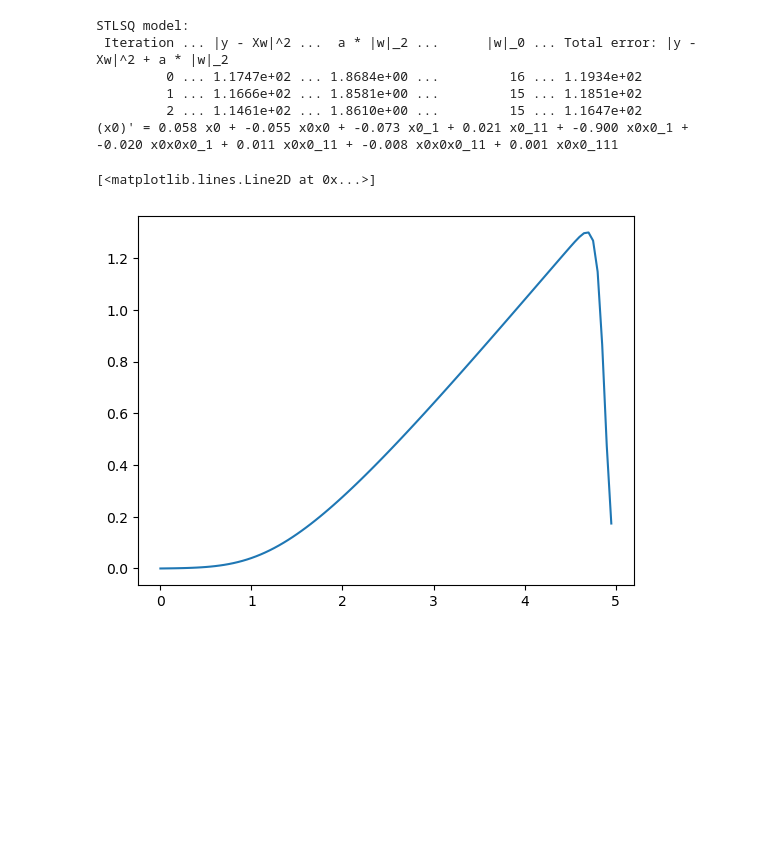
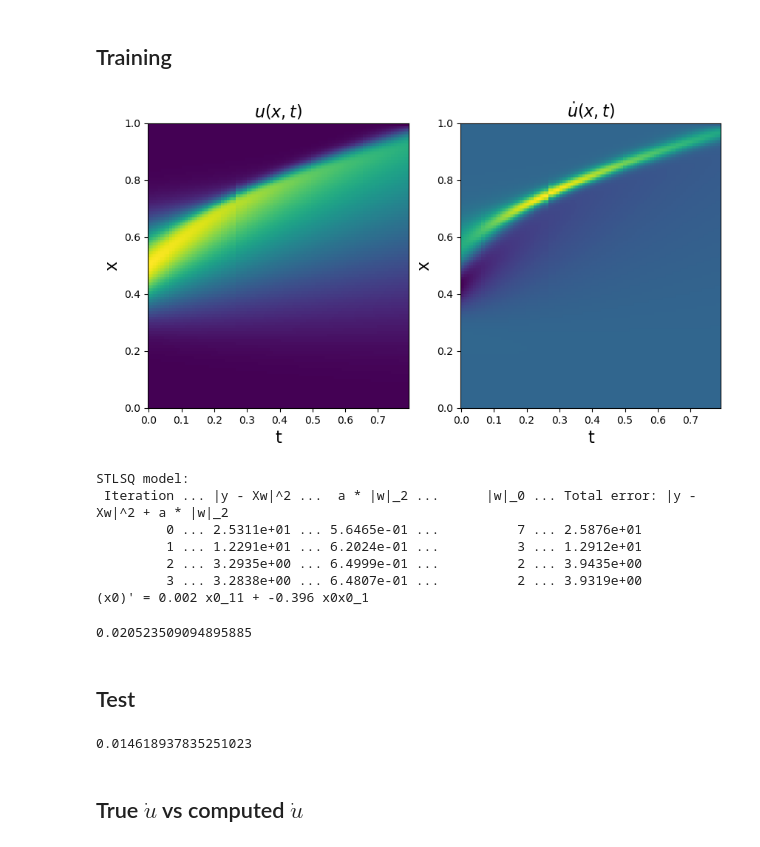
Before and after one commit to cpml-au/AlpineGP, a Jupyter notebook: examples/pysindy.ipynb, the cells around one changed output. Saved outputs shown, nothing was run; the diff lists cells and outputs as text; code cells hidden in the pictures; blank space fills up the shorter version.

Commit message:
[WIP] Regenerated dataset. Almost completed pysindy nb.

```diff
--- a/examples/pysindy.ipynb
+++ b/examples/pysindy.ipynb
@@ -64,0 +56,13 @@ u_1.shape
+# %%
+# load data
+time_train, time_val, time_test, u_train_T, u_val_T, u_test_T = load_dataset(
+    data_path, "npy")
+# %%
+# reconstruct full data (only for plot)
+full_u_data_T = np.zeros((num_t_points_norm, num_x_points_norm-1))
+full_u_data_T[time_train] = u_train_T
+full_u_data_T[time_val] = u_val_T
+full_u_data_T[time_test] = u_test_T
+# %%
+u = full_u_data_T.T
+u_dot_true = ps.FiniteDifference(axis=1)._differentiate(u, t=dt)
@@ -64,0 +83,31 @@ u_1.shape
+# %% [markdown]
+## Training
+# %%
+# define u_training
+training_time = np.concatenate((time_train, time_val))
+
+# sort times in the correct order
+train_sort_map = np.argsort(training_time)
+training_time_ord = training_time[train_sort_map]
+t_training = t[training_time_ord]
+
+u_training_unordered = np.vstack((u_train_T, u_val_T)).T
+# sort u_training w.r.t. times
+u_training = u_training_unordered[:, train_sort_map]
+
+# define u_training_dot
+u_dot_training_true = u_dot_true[:, training_time_ord]
+# %%
+# PRINT TRAINING DATA
+fig1, ax = plt.subplots(1, 2, figsize=(10, 5))
+ax[0].pcolormesh(t_training, circ, u_training)
+ax[1].pcolormesh(t_training,circ,u_dot_training_true)
+ax[0].set_xlabel('t', fontsize=16)
+ax[0].set_ylabel('x', fontsize=16)
+ax[0].set_title(r'$u(x, t)$', fontsize=16)
+ax[1].set_xlabel('t', fontsize=16)
+ax[1].set_ylabel('x', fontsize=16)
+ax[1].set_title(r'$\dot{u}(x, t)$', fontsize=16)
+plt.show()
+# %% [output]
+[figure, added]
@@ -69,25 +123,29 @@ pde_lib = ps.PDELibrary(
     library_functions=library_functions,
     function_names=library_function_names,
     derivative_order=5,
-    spatial_grid=x[::skip],
+    spatial_grid=circ,
     is_uniform=True,
 )
 
 print('STLSQ model: ')
-optimizer = ps.STLSQ(threshold=2, alpha=1e-5, normalize_columns=True, verbose=True)
+optimizer = ps.STLSQ(threshold=2, alpha=1e-4, normalize_columns=True, verbose=True)
 model = ps.SINDy(feature_library=pde_lib, optimizer=optimizer)
 #model.fit(u, t=dt, x_dot= u_dot)
-model.fit(u_1, t=skip*dt)
+model.fit(u_training_reshape, x_dot =u_training_dot_reshape)
 model.print()
 # %% [output]
 STLSQ model:
  Iteration ... |y - Xw|^2 ...  a * |w|_2 ...      |w|_0 ... Total error: |y - Xw|^2 + a * |w|_2
-         0 ... 1.1747e+02 ... 1.8684e+00 ...         16 ... 1.1934e+02
-         1 ... 1.1666e+02 ... 1.8581e+00 ...         15 ... 1.1851e+02
-         2 ... 1.1461e+02 ... 1.8610e+00 ...         15 ... 1.1647e+02
-(x0)' = 0.058 x0 + -0.055 x0x0 + -0.073 x0_1 + 0.021 x0_11 + -0.900 x0x0_1 + -0.020 x0x0x0_1 + 0.011 x0x0_11 + -0.008 x0x0x0_11 + 0.001 x0x0_111
+         0 ... 2.5311e+01 ... 5.6465e-01 ...          7 ... 2.5876e+01
+         1 ... 1.2291e+01 ... 6.2024e-01 ...          3 ... 1.2912e+01
+         2 ... 3.2935e+00 ... 6.4999e-01 ...          2 ... 3.9435e+00
+         3 ... 3.2838e+00 ... 6.4807e-01 ...          2 ... 3.9319e+00
+(x0)' = 0.002 x0_11 + -0.396 x0x0_1
-# %%
-plt.plot(x[::skip], u_1[:,-1])
-# %% [output]
-[<matplotlib.lines.Line2D at 0x...>]
-[figure, removed]
+# %%
+# compute training error
+u_dot_training = model.predict(u_training_reshape)[:,:,0]
+print(np.mean(np.linalg.norm(u_dot_training_true - u_dot_training, axis=0)**2))
+# %% [output]
+0.020523509094895885
+# %% [markdown]
+## Test
@@ -93,0 +163,7 @@ plt.plot(x[::skip], u_1[:,-1])
+# %%
+# compute test error
+print(np.mean(np.linalg.norm(u_dot_test_true - u_dot_test, axis=0)**2))
+# %% [output]
+0.014618937835251023
+# %% [markdown]
+## True $\dot{u}$ vs computed $\dot{u}$
```
Also changed, not shown: parts of 18 cells of this notebook, 5 other files.
